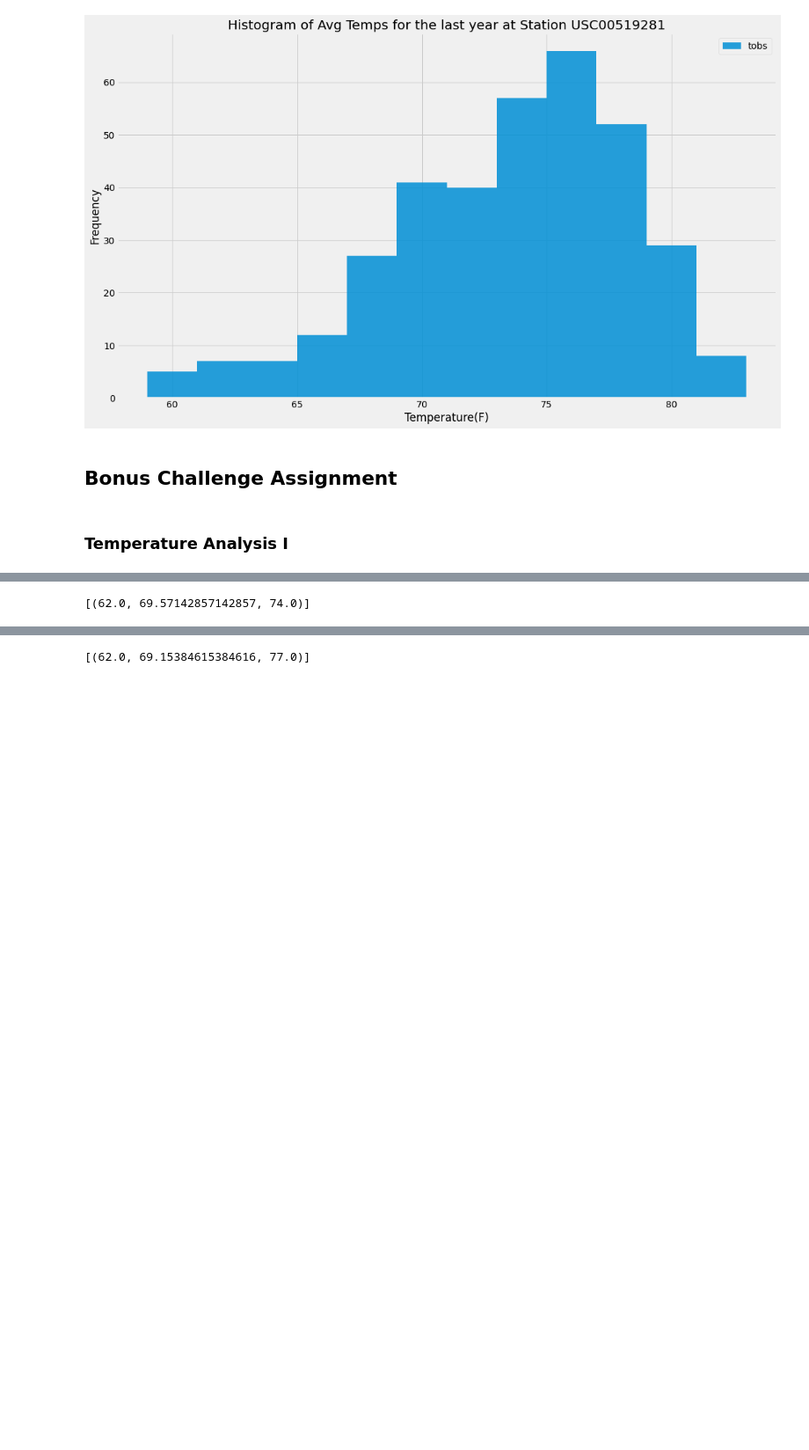
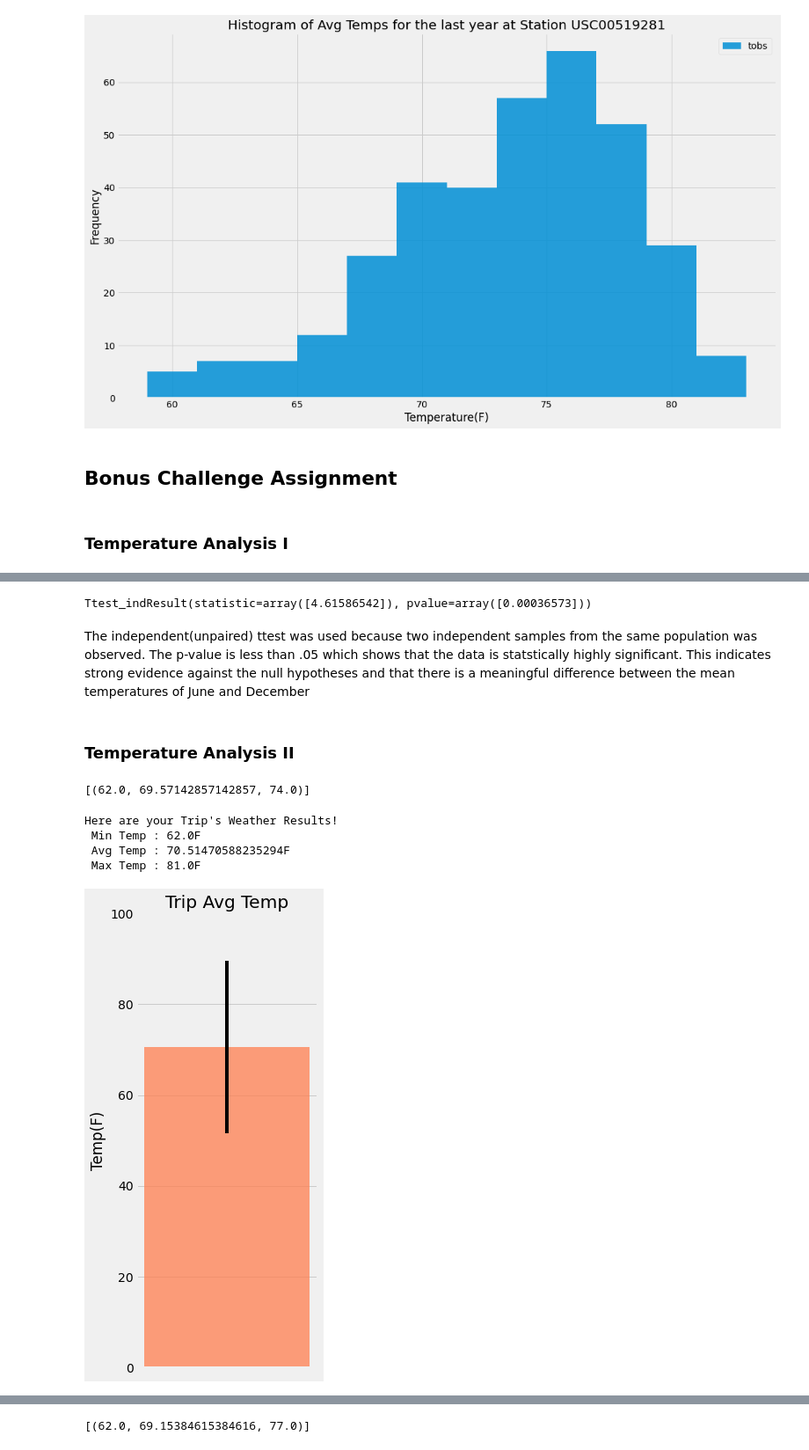
Before and after one commit to J3N1/UCI_Homework_Hwang, a Jupyter notebook: 10-SQLAlchemy_Challenge/climate_starter.ipynb, the cells around one changed output, grey strips where cells are left out. Shown at 88% size. Drawn from its saved outputs; the diff is of its cells as text; code cells hidden in the pictures; blank space fills up the shorter version.

```diff
--- a/10-SQLAlchemy_Challenge/climate_starter.ipynb
+++ b/10-SQLAlchemy_Challenge/climate_starter.ipynb
@@ -172,3 +207,14 @@ plt.savefig("Images/tobs_histogram.png")
+# %%
+# Use the t-test to determine whether the difference in the means
+# if any, is statistically significant. Will you use a paired t-test, or
+# an unpaired t-test? Why?
+stats.ttest_ind(june_average,december_average, equal_var=False)
+# %% [output]
+Ttest_indResult(statistic=array([4.61586542]), pvalue=array([0.00036573]))
+# %% [markdown]
+The independent(unpaired) ttest was used because two independent samples from the same population was observed. The p-value is less than .05 which shows that the data is statstically highly significant. This indicates strong evidence against the null hypotheses and that there is a meaningful difference between the mean temperatures of June and December
+# %% [markdown]
+### Temperature Analysis II
 # %%
 # This function called `calc_temps` will accept start date and end date in the format '%Y-%m-%d'
 # and return the minimum, average, and maximum temperatures for that range of dates
@@ -193,8 +239,36 @@ print(calc_temps('2012-02-28', '2012-03-05'))
 # %%
 # Use your previous function `calc_temps` to calculate the tmin, tavg, and tmax
 # for your trip using the previous year's data for those same dates.
+start_date = dt.date(2018, 1, 10) - dt.timedelta(days=365)
+end_date = dt.date(2018, 1, 20) - dt.timedelta(days=365)
+
+temp=calc_temps(start_date, end_date)
+temp_min, temp_avg, temp_max = temp[0]
+print("Here are your Trip's Weather Results!")
+print(f" Min Temp : {temp_min}F")
+print(f" Avg Temp : {temp_avg}F")
+print(f" Max Temp : {temp_max}F")
+# %% [output]
+Here are your Trip's Weather Results!
+ Min Temp : 62.0F
+ Avg Temp : 70.51470588235294F
+ Max Temp : 81.0F
 # %%
 # Plot the results from your previous query as a bar chart.
 # Use "Trip Avg Temp" as your Title
 # Use the average temperature for the y value
 # Use the peak-to-peak (tmax-tmin) value as the y error bar (yerr)
+
+error = temp_max - temp_min
+xpos = 1
+
+plt.figure(figsize=(4,8))
+plt.bar(xpos,temp_avg, yerr=error, alpha=.75, color="coral")
+plt.title("Trip Avg Temp")
+plt.ylabel("Temp(F)")
+plt.xticks([])
+plt.yticks(np.arange(0,120, 20))
+plt.tight_layout()
+plt.savefig("Images/average_temp.png")
+# %% [output]
+[figure, added]
```
Also changed, not shown: parts of 10 cells of this notebook, 3 other files.
